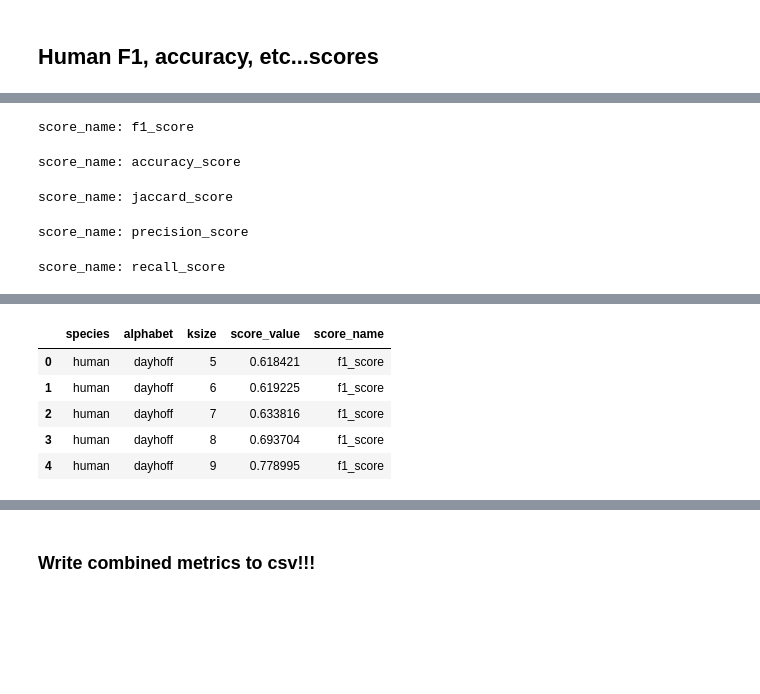
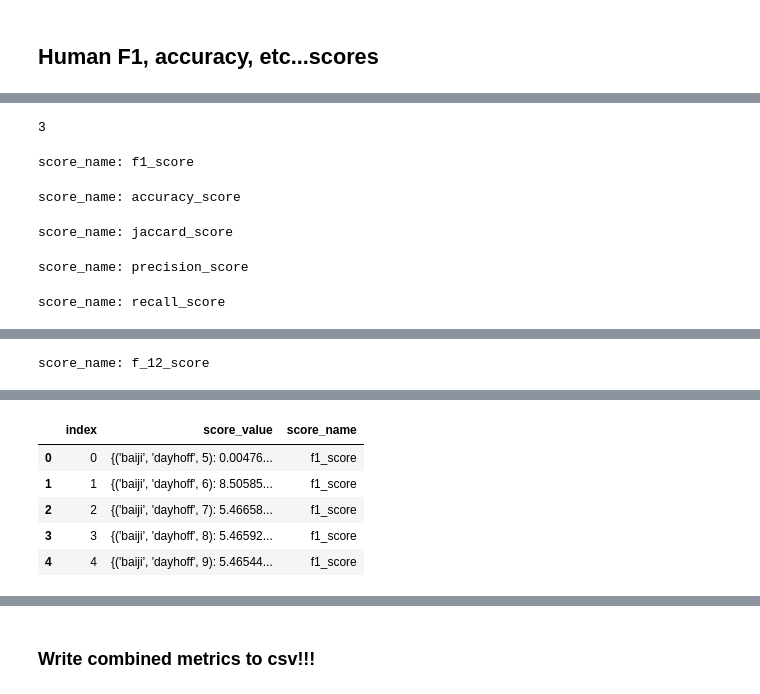
Before and after one commit to czbiohub-sf/scrnaseq-for-the-99-percent, a Jupyter notebook: notebooks/106_sklearn_metrics_human_qfo_busco_mammalia.ipynb, the cells around one changed output, grey strips where cells are left out. Cells and saved outputs as stored; diff of their text form; code cells hidden in the pictures; blank space fills up the shorter version.

```diff
--- a/notebooks/106_sklearn_metrics_human_qfo_busco_mammalia.ipynb
+++ b/notebooks/106_sklearn_metrics_human_qfo_busco_mammalia.ipynb
@@ -75,2 +134,9 @@ Name: is_coding, dtype: bool
+# %%
+def remove_rogue_tqdm():
+    import tqdm
+    try:
+        tqdm._instances.clear()
+    except AttributeError:
+        pass
 # %% [markdown]
 # Read concatenated scores for metrics
@@ -83,11 +149,10 @@ Name: is_coding, dtype: bool
 has_stop_codon = 'Translation frame has stop codon(s)'
 
 
-parquet = '/mnt/ibm_sm/home/olga/pipeline-results/human-simulated/nf-predictorthologs--busco-mammalia-human/translate/coding_scores.parquet'
-human_scores_for_metrics = pd.read_parquet(parquet, use_threads=True)
-human_scores_for_metrics = human_scores_for_metrics.query('(category == "Non-coding") or (category == "Coding")')
+parquet = '/home/olga/data_sm/immune-evolution/pipeline-results/human-simulated/coding_scores.parquet'
+scores_for_metrics = pd.read_parquet(parquet, use_threads=True)
+combined_scores = scores_for_metrics.query('(category == "Non-coding") or (category == "Coding")')
 
 # human_scores_for_metrics = human_scores_for_metrics.set_index('read_id_frame')
-print(human_scores_for_metrics.shape)
-human_scores_for_metrics.head()
+describe(combined_scores)
 # %% [output]
@@ -195,0 +178,2 @@ combined_scores.head()
+# %%
+combined_scores = scores_for_metrics
@@ -241,0 +400,4 @@ Wall time: 149 µs
+# %%
+1+2
+# %% [output]
+3
@@ -242,7 +406,7 @@ Wall time: 149 µs
 # %%
 %%time
-
-combined_metrics = score_coding_metrics(combined_scores)
+remove_rogue_tqdm()
+combined_metrics = score_coding_metrics(combined_scores, n_jobs=64)
 print(combined_metrics.shape)
 combined_metrics.head()
 # %% [output]
@@ -256,0 +419 @@ Wall time: 12min 49s
+score_name: f_12_score
@@ -257,6 +423,6 @@ Wall time: 12min 49s
-|  | species | alphabet | ksize | score_value | score_name |
-| 0 | human | dayhoff | 5 | 0.618421 | f1_score |
-| 1 | human | dayhoff | 6 | 0.619225 | f1_score |
-| 2 | human | dayhoff | 7 | 0.633816 | f1_score |
-| 3 | human | dayhoff | 8 | 0.693704 | f1_score |
-| 4 | human | dayhoff | 9 | 0.778995 | f1_score |
+|  | index | score_value | score_name |
+| 0 | 0 | {('baiji', 'dayhoff', 5): 0.00476... | f1_score |
+| 1 | 1 | {('baiji', 'dayhoff', 6): 8.50585... | f1_score |
+| 2 | 2 | {('baiji', 'dayhoff', 7): 5.46658... | f1_score |
+| 3 | 3 | {('baiji', 'dayhoff', 8): 5.46592... | f1_score |
+| 4 | 4 | {('baiji', 'dayhoff', 9): 5.46544... | f1_score |
```
Also changed, not shown: parts of 72 cells of this notebook, 3 other files.
